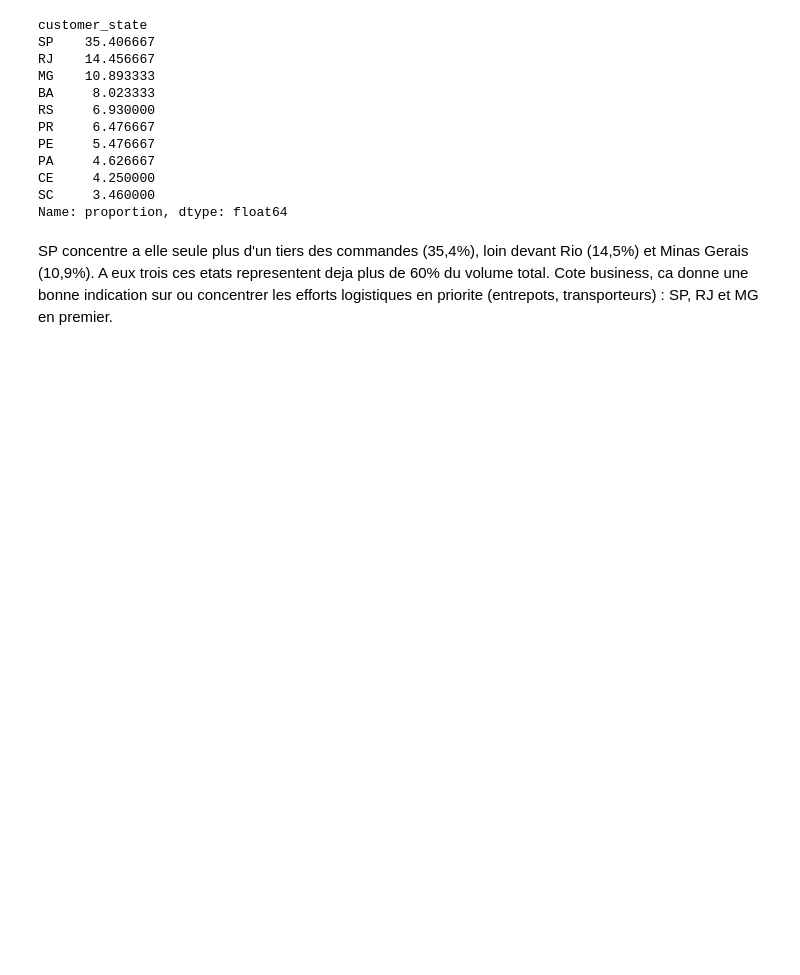
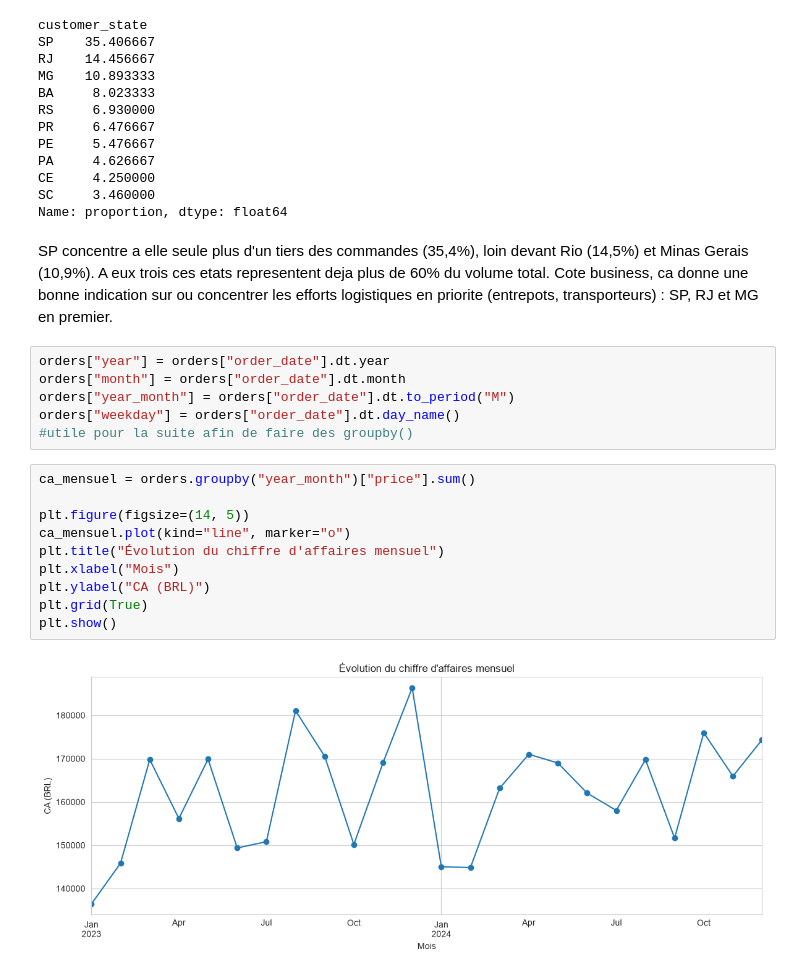
Before and after one commit to Mace-Erwan/Analyse-d-un-marketplace-e-commerce, a Jupyter notebook: Analyse.ipynb, the cells around one changed output. Drawn from its saved outputs; the diff is of its cells as text; blank space fills up the shorter version.

Commit message:
analyse temporelle : CA mensuel, nombre de commandes, panier moyen, effet saisonnier, jours de la semaine

```diff
--- a/Analyse.ipynb
+++ b/Analyse.ipynb
@@ -160,3 +160,21 @@ Name: proportion, dtype: float64
 # %% [markdown]
 SP concentre a elle seule plus d'un tiers des commandes (35,4%), loin devant Rio (14,5%) et Minas Gerais (10,9%). A eux trois ces etats representent deja plus de 60% du volume total.
 Cote business, ca donne une bonne indication sur ou concentrer les efforts logistiques en priorite (entrepots, transporteurs) : SP, RJ et MG en premier.
+# %%
+orders["year"] = orders["order_date"].dt.year
+orders["month"] = orders["order_date"].dt.month
+orders["year_month"] = orders["order_date"].dt.to_period("M")
+orders["weekday"] = orders["order_date"].dt.day_name()
+#utile pour la suite afin de faire des groupby()
+# %%
+ca_mensuel = orders.groupby("year_month")["price"].sum()
+
+plt.figure(figsize=(14, 5))
+ca_mensuel.plot(kind="line", marker="o")
+plt.title("Évolution du chiffre d'affaires mensuel")
+plt.xlabel("Mois")
+plt.ylabel("CA (BRL)")
+plt.grid(True)
+plt.show()
+# %% [output]
+[figure, added]
```
Also changed, not shown: parts of 9 cells of this notebook.
